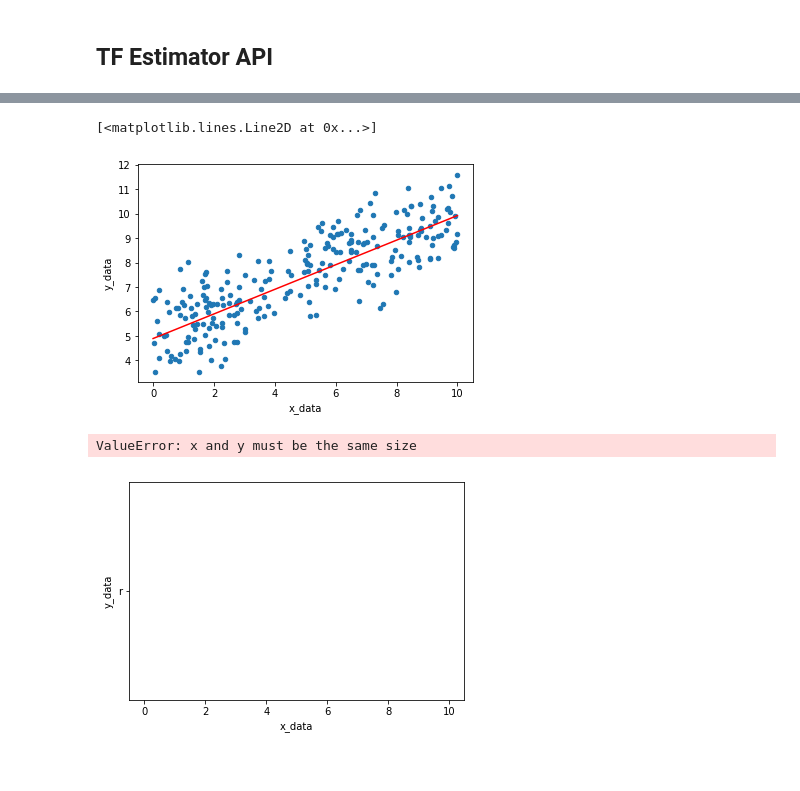
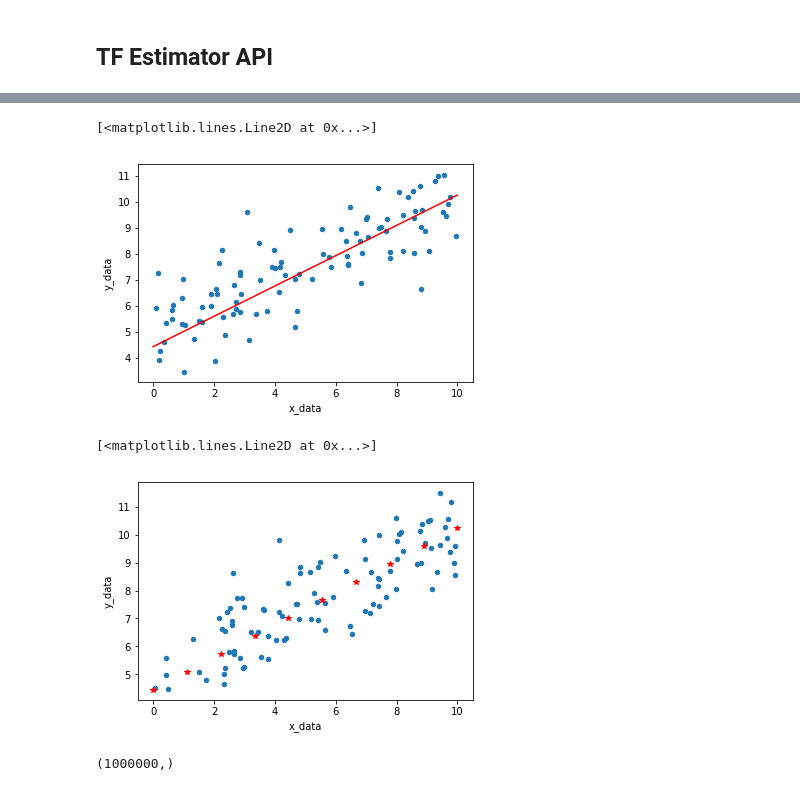
Before and after one commit to Arifkhan21/TensorFlow, a Jupyter notebook: Regression_exp.ipynb, the cells around one changed output, grey strips where cells are left out. Drawn from its saved outputs; the diff is of its cells as text; code cells hidden in the pictures.

```diff
--- a/Regression_exp.ipynb
+++ b/Regression_exp.ipynb
@@ -237,12 +237,16 @@ predicts
 # %%
-my_data.sample(n=250).plot(kind = 'scatter',x='x_data',y='y_data')
+my_data.sample(n=100).plot(kind = 'scatter',x='x_data',y='y_data')
 plt.plot(new_data,predicts,'r')
 # %% [output]
 [<matplotlib.lines.Line2D at 0x...>]
-[figure, old version]
+[figure, new version]
 # %%
-my_data.sample(n=250).plot(kind = 'scatter',x='x_data',y='y_data')
-plt.scatter([new_data,predicts],'r')
+my_data.sample(n=100).plot(kind = 'scatter',x='x_data',y='y_data')
+plt.plot(new_data,predicts,'r*')
 # %% [output]
-ValueError: x and y must be the same size
+[<matplotlib.lines.Line2D at 0x...>]
-[figure, old version]
+[figure, new version]
+# %%
+my_data['y_data'].shape
+# %% [output]
+(1000000,)
```
Also changed, not shown: parts of 13 cells of this notebook.
